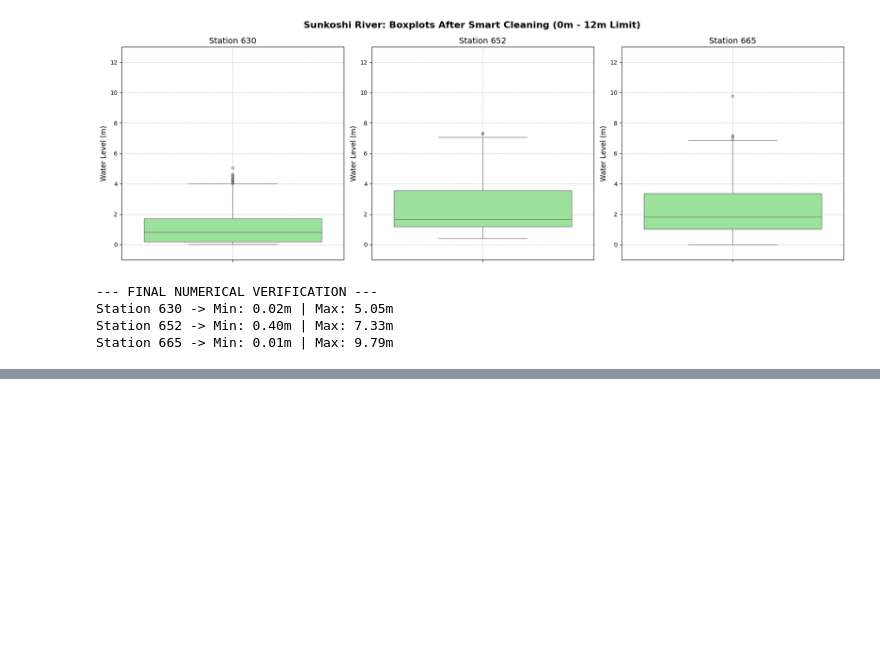
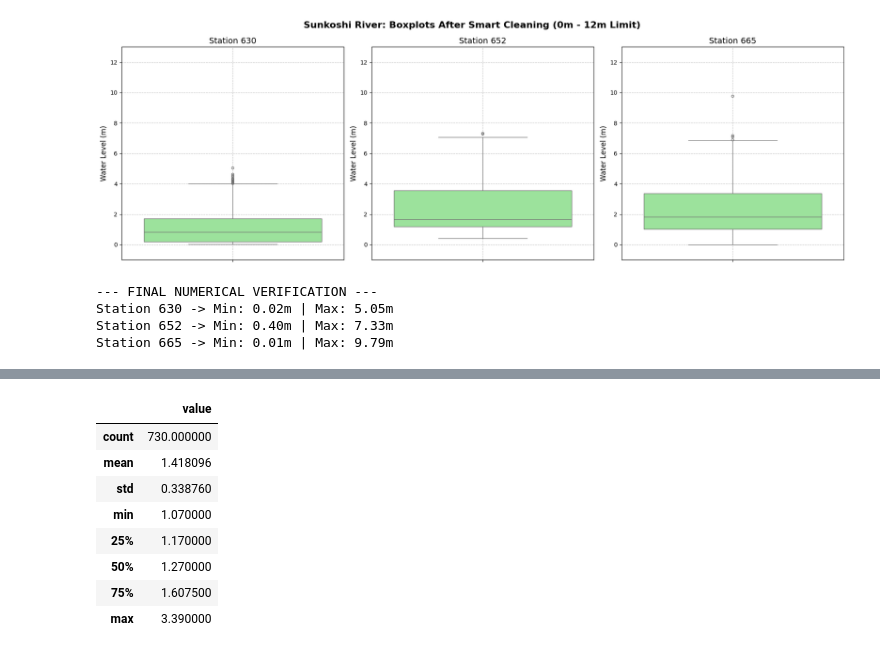
Before and after one commit to shishir881/Kamala-River-WaterLevel-Detection-RAN, a Jupyter notebook: cleaned data_base model/bagmati.ipynb, the cells around one changed output, grey strips where cells are left out. Saved outputs shown, nothing was run; the diff lists cells and outputs as text; code cells hidden in the pictures; blank space fills up the shorter version.

Commit message:
add sunkoshi all_data

```diff
--- a/cleaned data_base model/bagmati.ipynb
+++ b/cleaned data_base model/bagmati.ipynb
@@ -514,3 +572,43 @@ for station_id in stations:
 Station 630 -> Min: 0.02m | Max: 5.05m
 Station 652 -> Min: 0.40m | Max: 7.33m
 Station 665 -> Min: 0.01m | Max: 9.79m
+# %%
+import pandas as pd
+import numpy as np
+
+print("--- STEP 3: FORCING UNIFORM TIMELINE (Exposing Hidden Gaps) ---")
+
+for station_id, df in sunkoshi_raw_data.items():
+    # 1. Station ko purano stats note garne
+    original_len = len(df)
+    start_date = df.index.min()
+    end_date = df.index.max()
+
+    # 2. Perfect continuous daily calendar banaune (Start to End)
+    full_timeline = pd.date_range(start=start_date, end=end_date, freq='D')
+
+    # 3. Data lai tyo perfect calendar sanga align (reindex) garne
+    # Jun dates paila thiyena, tyaha aafai NaN aayera bascha
+    df_uniform = df.reindex(full_timeline)
+    df_uniform.index.name = 'dateTime'
+
+    # 4. Dictionary ma clean uniform data update garne
+    sunkoshi_raw_data[station_id] = df_uniform
+
+    # 5. Report Print Garne
+    uniform_len = len(df_uniform)
+    hidden_gaps = uniform_len - original_len
+    total_nans = df_uniform['value'].isna().sum()
+
+    print(f"\n==========================================")
+    print(f"🗓️ STATION {station_id} TIMELINE REPORT")
+    print(f"==========================================")
+    print(f"Timeline Date Range : {start_date.date()} to {end_date.date()}")
+    print(f"Original Days Count : {original_len}")
+    print(f"Perfect Days Count  : {uniform_len}")
+    print(f"Hidden Gaps Exposed : {hidden_gaps} days (Now NaN)")
+    print(f"Total NaNs in data  : {total_nans} (Outliers + Gaps)")
+
+print("\n-----------------------------------------------------------")
+print("✅ Phase 3 Complete: All stations are now mapped to a perfect daily calendar!")
+print("-----------------------------------------------------------")
@@ -516,0 +874,12 @@ Station 665 -> Min: 0.01m | Max: 9.79m
+# %%
+ extra_rivers_raw_data['kokhajor'].describe()
+# %% [output]
+|  | value |
+| count | 730.000000 |
+| mean | 1.418096 |
+| std | 0.338760 |
+| min | 1.070000 |
+| 25% | 1.170000 |
+| 50% | 1.270000 |
+| 75% | 1.607500 |
+| max | 3.390000 |
```
Also changed, not shown: parts of 11 cells of this notebook.
